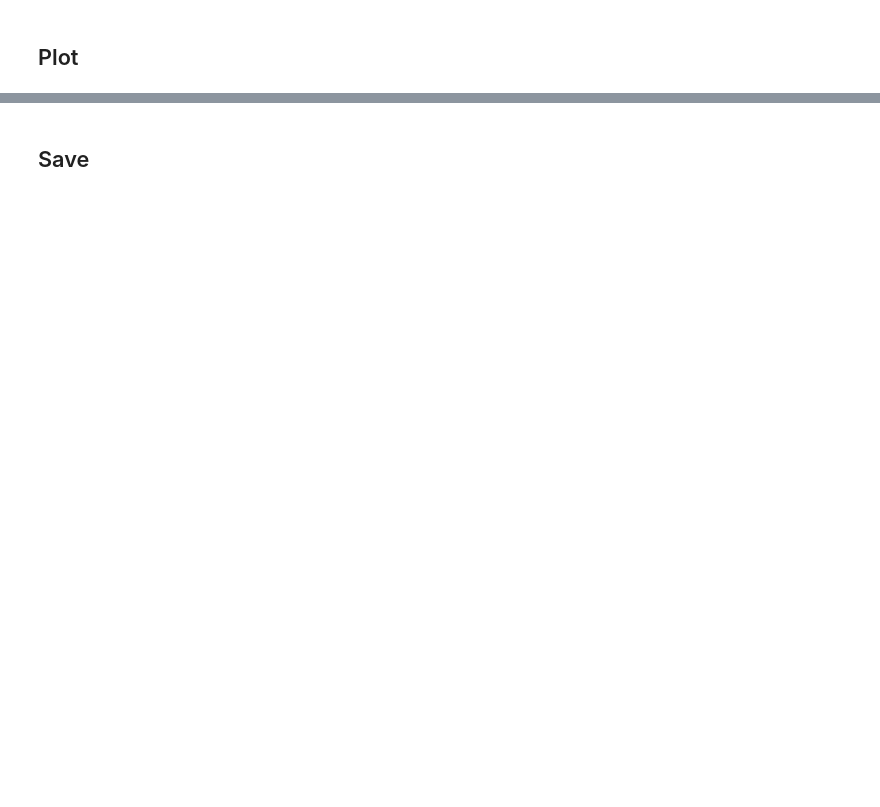
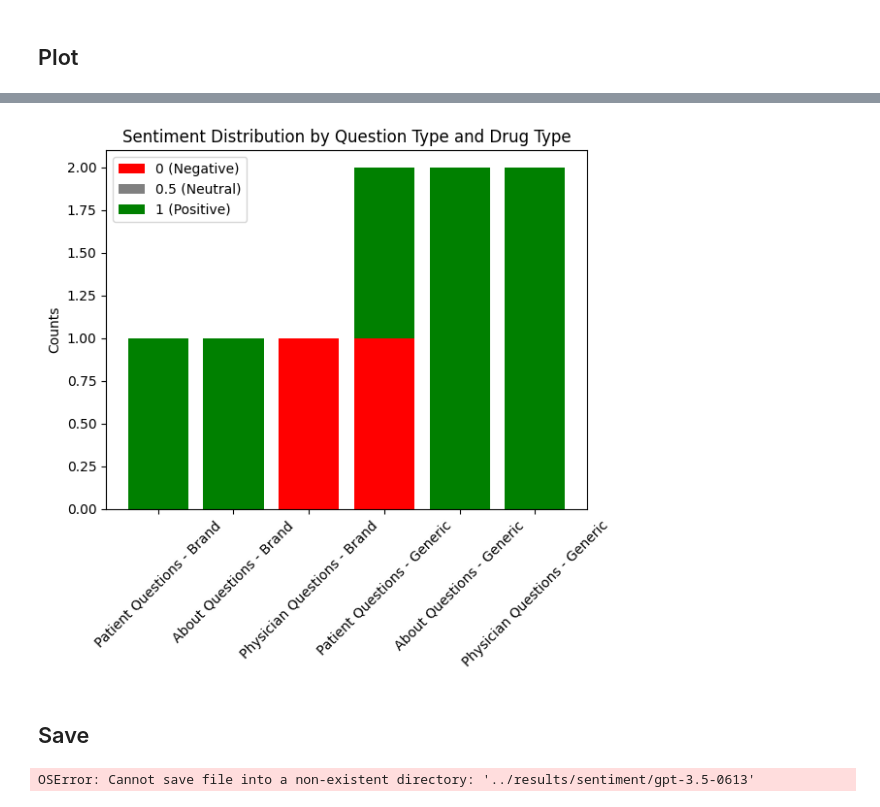
Before and after one commit to BittermanLab/OncoRABBITS, a Jupyter notebook: src/sentiment.ipynb, the cells around one changed output, grey strips where cells are left out. Saved outputs shown, nothing was run; the diff lists cells and outputs as text; code cells hidden in the pictures; blank space fills up the shorter version.

```diff
--- a/src/sentiment.ipynb
+++ b/src/sentiment.ipynb
@@ -173,7 +214,9 @@ def get_sentiment_summary(df, prompt_templates):
     return sentiment_summary
 
 
-# Example usage
-sentiment_summary = get_sentiment_summary(sentiment_final_df, prompt_templates)
-for key, value in sentiment_summary.items():
-    print(f"Summary for '{key}':\n{value}\n")
+# Iterate through each DataFrame in the list
+for i, df in enumerate(dataframes):
+    print(f"Sentiment summary for temperature {temperatures[i]}:")
+    sentiment_summary = get_sentiment_summary(df, prompt_templates)
+    for key, value in sentiment_summary.items():
+        print(f"Summary for '{key}':\n{value}\n")
@@ -225,5 +282,4 @@ plt.show()
 # %%
-# Function to calculate the sentiment counts
 def calculate_sentiment_counts(data):
     sentiment_counts_patient = (
         data["sentiment_inferred_question_patient"].value_counts().sort_index()
@@ -231,20 +287,24 @@ def calculate_sentiment_counts(data):
     sentiment_counts_about = (
         data["sentiment_inferred_question_about"].value_counts().sort_index()
     )
+    sentiment_counts_physician = (
+        data["sentiment_inferred_question_physician"].value_counts().sort_index()
+    )
     # Ensure all sentiment categories are represented, even if they have 0 count
-    for sentiment in [-1, 0, 1]:
+    for sentiment in [0.0, 0.5, 1.0]:
         if sentiment not in sentiment_counts_patient:
             sentiment_counts_patient[sentiment] = 0
         if sentiment not in sentiment_counts_about:
             sentiment_counts_about[sentiment] = 0
-    return sentiment_counts_patient, sentiment_counts_about
-
+        if sentiment not in sentiment_counts_physician:
+            sentiment_counts_physician[sentiment] = 0
+    return sentiment_counts_patient, sentiment_counts_about, sentiment_counts_physician
 
 # Calculate sentiment counts for brand and generic drugs
-sentiment_counts_patient_brand, sentiment_counts_about_brand = (
+sentiment_counts_patient_brand, sentiment_counts_about_brand, sentiment_counts_physician_brand = (
     calculate_sentiment_counts(brand_data)
 )
-sentiment_counts_patient_generic, sentiment_counts_about_generic = (
+sentiment_counts_patient_generic, sentiment_counts_about_generic, sentiment_counts_physician_generic = (
     calculate_sentiment_counts(generic_data)
 )
 
@@ -252,57 +312,70 @@ sentiment_counts_patient_generic, sentiment_counts_about_generic = (
 labels = [
     "Patient Questions - Brand",
     "About Questions - Brand",
+    "Physician Questions - Brand",
     "Patient Questions - Generic",
     "About Questions - Generic",
+    "Physician Questions - Generic",
 ]
 negative_sentiments = [
     sentiment_counts_patient_brand[0],
     sentiment_counts_about_brand[0],
+    sentiment_counts_physician_brand[0],
     sentiment_counts_patient_generic[0],
     sentiment_counts_about_generic[0],
+    sentiment_counts_physician_generic[0],
 ]
 neutral_sentiments = [
+    sentiment_counts_patient_brand[0.5],
+    sentiment_counts_about_brand[0.5],
+    sentiment_counts_physician_brand[0.5],
+    sentiment_counts_patient_generic[0.5],
+    sentiment_counts_about_generic[0.5],
+    sentiment_counts_physician_generic[0.5],
+]
+positive_sentiments = [
     sentiment_counts_patient_brand[1],
     sentiment_counts_about_brand[1],
+    sentiment_counts_physician_brand[1],
     sentiment_counts_patient_generic[1],
     sentiment_counts_about_generic[1],
-]
-positive_sentiments = [
-    sentiment_counts_patient_brand[2],
-    sentiment_counts_about_brand[2],
-    sentiment_counts_patient_generic[2],
-    sentiment_counts_about_generic[2],
+    sentiment_counts_physician_generic[1],
 ]
 
 x = range(len(labels))  # the label locations
 
 # Plotting
 fig, ax = plt.subplots()
 ax.bar(labels, negative_sentiments, label="0 (Negative)", color="red")
 ax.bar(
     labels,
     neutral_sentiments,
     bottom=negative_sentiments,
-    label="1 (Neutral)",
+    label="0.5 (Neutral)",
     color="gray",
 )
 ax.bar(
     labels,
     positive_sentiments,
     bottom=[i + j for i, j in zip(negative_sentiments, neutral_sentiments)],
-    label="2 (Positive)",
+    label="1 (Positive)",
     color="green",
 )
 
 # Add some text for labels, title and custom x-axis tick labels, etc.
 ax.set_ylabel("Counts")
 ax.set_title("Sentiment Distribution by Question Type and Drug Type")
 ax.legend()
 
 plt.xticks(rotation=45)
 plt.show()
+# %% [output]
+[figure, added]
 # %% [markdown]
 ## Save
 # %%
 # save to csv
-sentiment_final_df.to_csv(output_dir + "sentiment_final_df.csv", index=False)
+print(f"Saving to {output_dir + 'gpt-3.5-0613/sentiment_final_df.csv'}")
+sentiment_final_df.to_csv(output_dir + "gpt-3.5-0613/sentiment_final_df.csv", index=False)
+# %% [output]
+OSError: Cannot save file into a non-existent directory: '../results/sentiment/gpt-3.5-0613'
```
Also changed, not shown: parts of 12 cells of this notebook, 2 other files.
